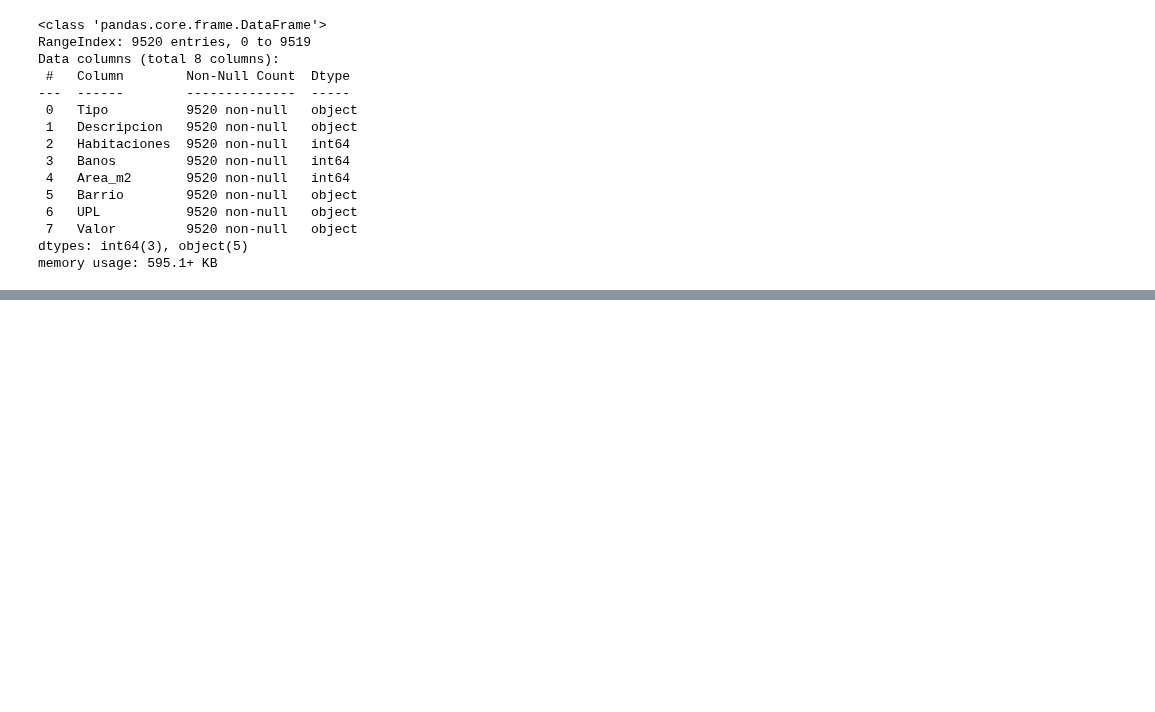
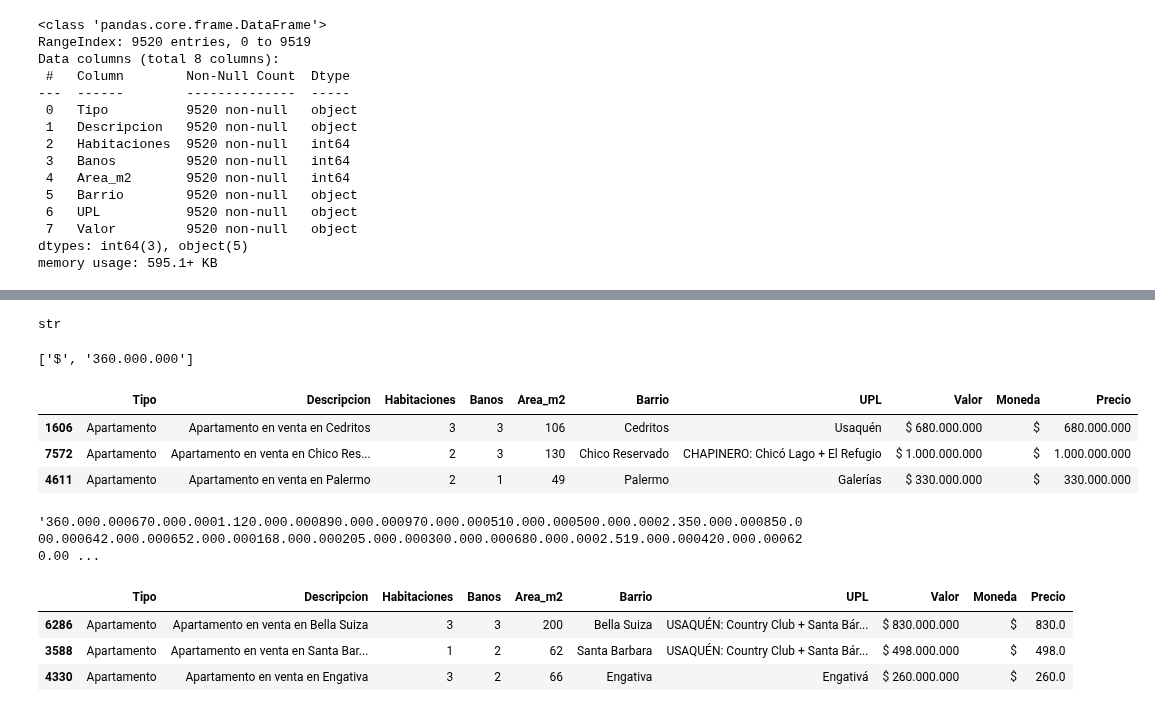
Before and after one commit to avanegasp/Proyecto_Final_Ucataluna, a Jupyter notebook: Proyecto_Final_UCataluña.ipynb, the cells around one changed output, grey strips where cells are left out. Saved outputs shown, nothing was run; the diff lists cells and outputs as text; code cells hidden in the pictures; blank space fills up the shorter version.

```diff
--- a/Proyecto_Final_UCataluña.ipynb
+++ b/Proyecto_Final_UCataluña.ipynb
@@ -485,0 +508,24 @@ memory usage: 595.1+ KB
+# %%
+type(viviendas_4.Valor[0])
+# %% [output]
+str
+# %%
+viviendas_4['Valor'][0].split()
+# %% [output]
+['$', '360.000.000']
+# %%
+#Se separa el simbolo $ y se tiene una casilla con de ´precio' que sigue siendo str
+valor = viviendas_4.Valor.str.split(expand=True)
+viviendas_4['Moneda'] = valor[0]
+viviendas_4['Precio'] = valor[1]
+viviendas_4.sample(3)
+# %% [output]
+|  | Tipo | Descripcion | Habitaciones | Banos | Area_m2 | Barrio | UPL | Valor | Moneda | Precio |
+| 1606 | Apartamento | Apartamento en venta en Cedritos | 3 | 3 | 106 | Cedritos | Usaquén | $ 680.000.000 | $ | 680.000.000 |
+| 7572 | Apartamento | Apartamento en venta en Chico Res... | 2 | 3 | 130 | Chico Reservado | CHAPINERO: Chicó Lago + El Refugio | $ 1.000.000.000 | $ | 1.000.000.000 |
+| 4611 | Apartamento | Apartamento en venta en Palermo | 2 | 1 | 49 | Palermo | Galerías | $ 330.000.000 | $ | 330.000.000 |
+# %%
+#Sigue siendo str
+viviendas_4.Precio.sum()
+# %% [output]
+'360.000.000670.000.0001.120.000.000890.000.000970.000.000510.000.000500.000.0002.350.000.000850.000.000642.000.000652.000.000168.000.000205.000.000300.000.000680.000.0002.519.000.000420.000.000620.00 ...
@@ -485,0 +536,7 @@ memory usage: 595.1+ KB
+# %%
+viviendas.sample(3)
+# %% [output]
+|  | Tipo | Descripcion | Habitaciones | Banos | Area_m2 | Barrio | UPL | Valor | Moneda | Precio |
+| 6286 | Apartamento | Apartamento en venta en Bella Suiza | 3 | 3 | 200 | Bella Suiza | USAQUÉN: Country Club + Santa Bár... | $ 830.000.000 | $ | 830.0 |
+| 3588 | Apartamento | Apartamento en venta en Santa Bar... | 1 | 2 | 62 | Santa Barbara | USAQUÉN: Country Club + Santa Bár... | $ 498.000.000 | $ | 498.0 |
+| 4330 | Apartamento | Apartamento en venta en Engativa | 3 | 2 | 66 | Engativa | Engativá | $ 260.000.000 | $ | 260.0 |
```
Also changed, not shown: parts of 16 cells of this notebook.
